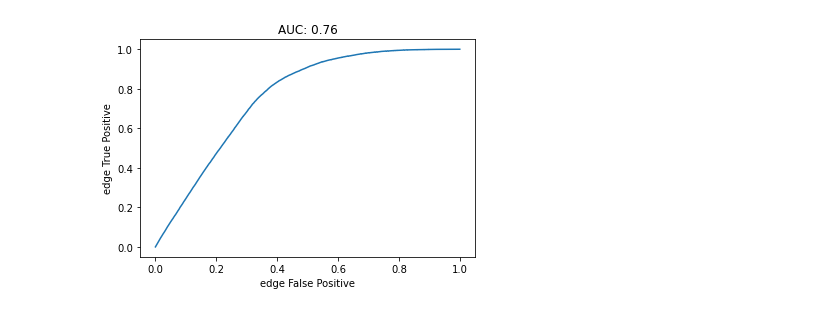
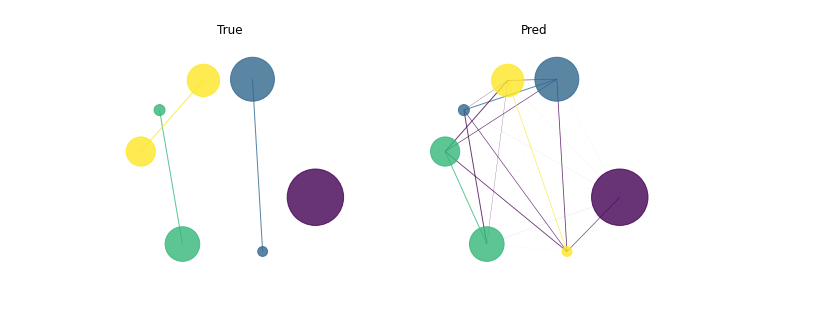
Before and after one commit to ekoenig4/analysis, a Jupyter notebook: jupyter/nn_exploration/graph_net/graph_node-edge_classifier.ipynb, the cells around one changed output. Saved outputs shown, nothing was run; the diff lists cells and outputs as text; code cells hidden in the pictures.

```diff
--- a/jupyter/nn_exploration/graph_net/graph_node-edge_classifier.ipynb
+++ b/jupyter/nn_exploration/graph_net/graph_node-edge_classifier.ipynb
@@ -206,7 +213,4 @@ graph_simple(fpr,tpr,xlabel="Node False Positive",ylabel="Node True Positive",ti
-# %%
-fpr,tpr,thresholds = metrics.roc_curve(edge_y_true,edge_y_pred)
-auc = metrics.auc(fpr,tpr)
-
-graph_simple(fpr,tpr,xlabel="edge False Positive",ylabel="edge True Positive",title=f"AUC: {auc:.2}",marker=None);
-# %% [output]
-[figure, removed]
+# %%
+gnn.graph_pred(model,dataset[0])
+# %% [output]
+[figure, added]
```
Also changed, not shown: parts of 14 cells of this notebook, 5 other files.
